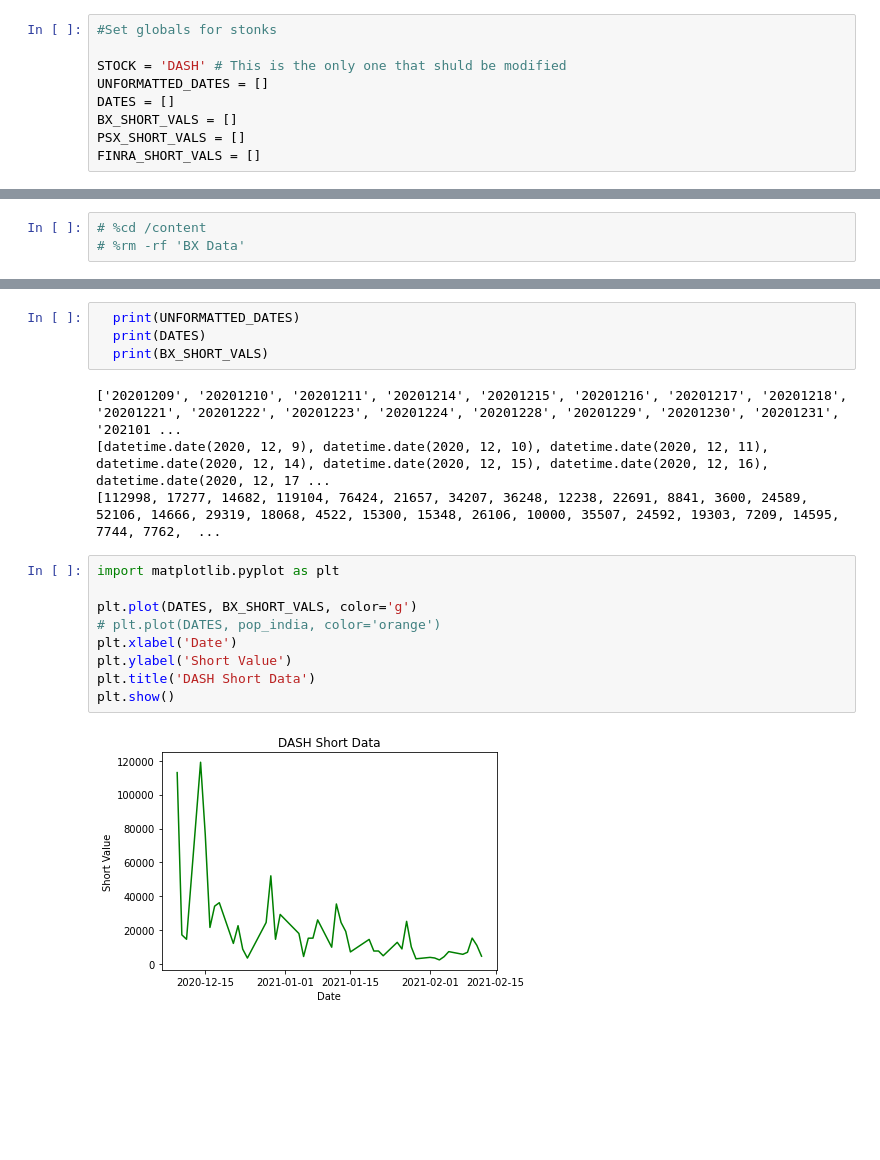
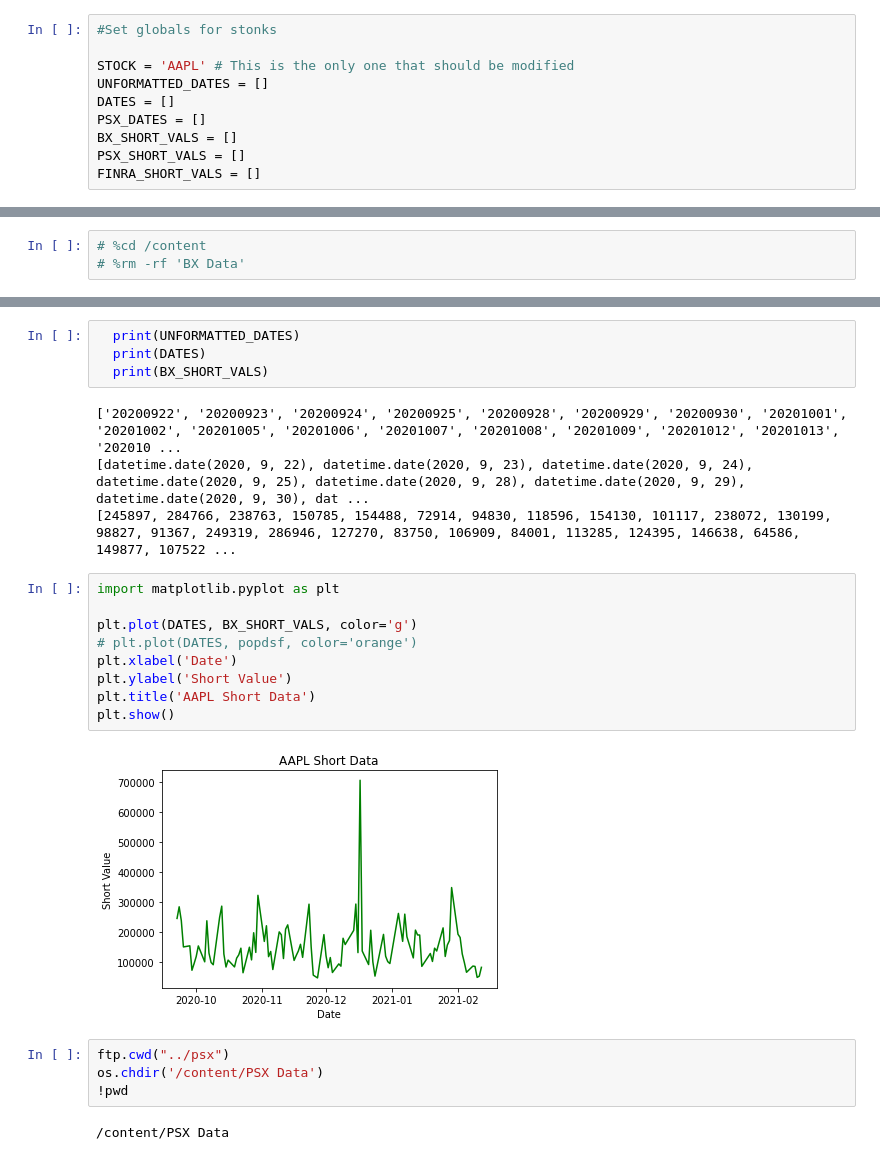
Before and after one commit to rop2000/Stock-Short-Data-Analysis-Script, a Jupyter notebook: Short_Data_Script.ipynb, the cells around one changed output, grey strips where cells are left out. Saved outputs shown, nothing was run; the diff lists cells and outputs as text; blank space fills up the shorter version.

```diff
--- a/Short_Data_Script.ipynb
+++ b/Short_Data_Script.ipynb
@@ -10,9 +10,10 @@
 # %%
 #Set globals for stonks
 
-STOCK = 'DASH' # This is the only one that shuld be modified
+STOCK = 'AAPL' # This is the only one that should be modified
 UNFORMATTED_DATES = []
 DATES = []
+PSX_DATES = []
 BX_SHORT_VALS = []
 PSX_SHORT_VALS = []
 FINRA_SHORT_VALS = []
@@ -186,17 +188,23 @@ print(BX_SHORT_VALS)
   print(DATES)
   print(BX_SHORT_VALS)
 # %% [output]
-['20201209', '20201210', '20201211', '20201214', '20201215', '20201216', '20201217', '20201218', '20201221', '20201222', '20201223', '20201224', '20201228', '20201229', '20201230', '20201231', '202101 ...
-[datetime.date(2020, 12, 9), datetime.date(2020, 12, 10), datetime.date(2020, 12, 11), datetime.date(2020, 12, 14), datetime.date(2020, 12, 15), datetime.date(2020, 12, 16), datetime.date(2020, 12, 17 ...
-[112998, 17277, 14682, 119104, 76424, 21657, 34207, 36248, 12238, 22691, 8841, 3600, 24589, 52106, 14666, 29319, 18068, 4522, 15300, 15348, 26106, 10000, 35507, 24592, 19303, 7209, 14595, 7744, 7762,  ...
+['20200922', '20200923', '20200924', '20200925', '20200928', '20200929', '20200930', '20201001', '20201002', '20201005', '20201006', '20201007', '20201008', '20201009', '20201012', '20201013', '202010 ...
+[datetime.date(2020, 9, 22), datetime.date(2020, 9, 23), datetime.date(2020, 9, 24), datetime.date(2020, 9, 25), datetime.date(2020, 9, 28), datetime.date(2020, 9, 29), datetime.date(2020, 9, 30), dat ...
+[245897, 284766, 238763, 150785, 154488, 72914, 94830, 118596, 154130, 101117, 238072, 130199, 98827, 91367, 249319, 286946, 127270, 83750, 106909, 84001, 113285, 124395, 146638, 64586, 149877, 107522 ...
 # %%
 import matplotlib.pyplot as plt
 
 plt.plot(DATES, BX_SHORT_VALS, color='g')
-# plt.plot(DATES, pop_india, color='orange')
+# plt.plot(DATES, popdsf, color='orange')
 plt.xlabel('Date')
 plt.ylabel('Short Value')
-plt.title('DASH Short Data')
+plt.title('AAPL Short Data')
 plt.show()
 # %% [output]
-[figure, old version]
+[figure, new version]
+# %%
+ftp.cwd("../psx")
+os.chdir('/content/PSX Data')
+!pwd
+# %% [output]
+/content/PSX Data
```
Also changed, not shown: parts of 8 cells of this notebook.
